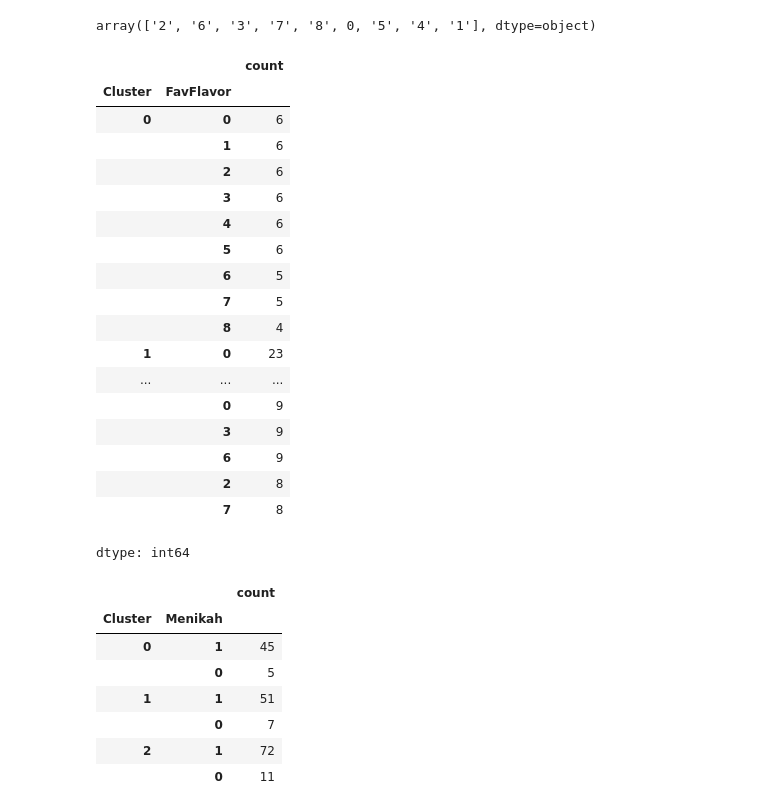
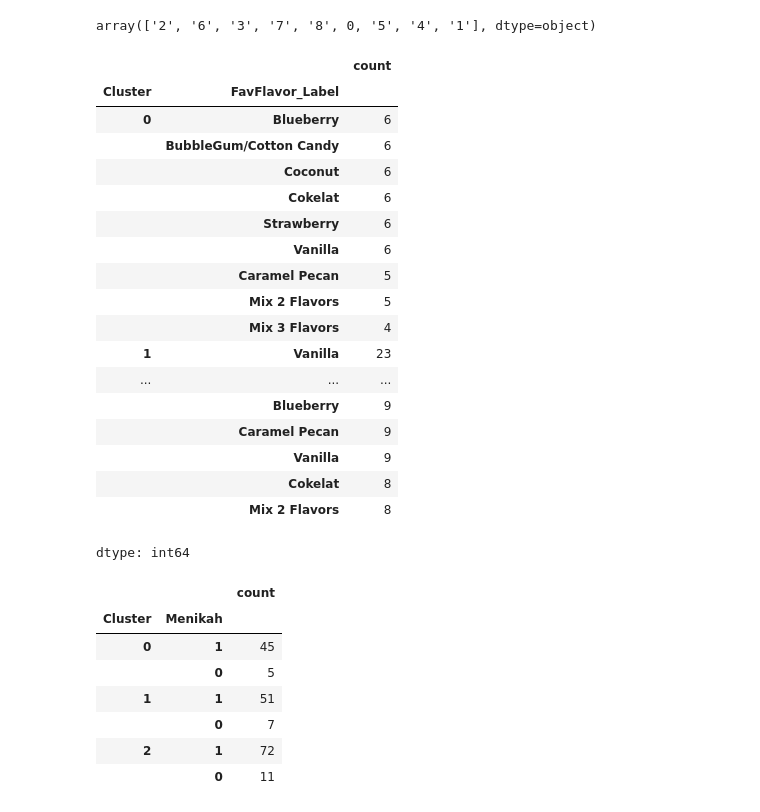
Before and after one commit to sahrul3114/Case-Study-Clustering-Analysis-Association-Rule, a Jupyter notebook: CP_02_Data_Mining_Kelompok_I.ipynb, the cells around one changed output. Drawn from its saved outputs; the diff is of its cells as text; code cells hidden in the pictures.

```diff
--- a/CP_02_Data_Mining_Kelompok_I.ipynb
+++ b/CP_02_Data_Mining_Kelompok_I.ipynb
@@ -761,7 +761,7 @@ df_inverse['FavFlavor'].unique()
 array(['2', '6', '3', '7', '8', 0, '5', '4', '1'], dtype=object)
 # %%
 FavFlavor_map = {
-    '0' : 'Vanilla',
+    0 : 'Vanilla',
     '1' : 'Strawberry',
     '2' : 'Cokelat',
     '3' : 'Blueberry',
@@ -774,26 +774,26 @@ FavFlavor_map = {
 
 df_inverse['FavFlavor_Label'] = df_inverse['FavFlavor'].map(FavFlavor_map)
 # %%
-df_inverse.groupby('Cluster')['FavFlavor'].value_counts()
+df_inverse.groupby('Cluster')['FavFlavor_Label'].value_counts()
 # %% [output]
 |  |  | count |
-| Cluster | FavFlavor |  |
-| 0 | 0 | 6 |
-|  | 1 | 6 |
-|  | 2 | 6 |
-|  | 3 | 6 |
-|  | 4 | 6 |
-|  | 5 | 6 |
-|  | 6 | 5 |
-|  | 7 | 5 |
-|  | 8 | 4 |
-| 1 | 0 | 23 |
+| Cluster | FavFlavor_Label |  |
+| 0 | Blueberry | 6 |
+|  | BubbleGum/Cotton Candy | 6 |
+|  | Coconut | 6 |
+|  | Cokelat | 6 |
+|  | Strawberry | 6 |
+|  | Vanilla | 6 |
+|  | Caramel Pecan | 5 |
+|  | Mix 2 Flavors | 5 |
+|  | Mix 3 Flavors | 4 |
+| 1 | Vanilla | 23 |
 | ... | ... | ... |
-|  | 0 | 9 |
-|  | 3 | 9 |
-|  | 6 | 9 |
-|  | 2 | 8 |
-|  | 7 | 8 |
+|  | Blueberry | 9 |
+|  | Caramel Pecan | 9 |
+|  | Vanilla | 9 |
+|  | Cokelat | 8 |
+|  | Mix 2 Flavors | 8 |
 dtype: int64
 # %%
 df_inverse.groupby('Cluster')['Menikah'].value_counts()
```
Also changed, not shown: parts of 6 cells of this notebook.
